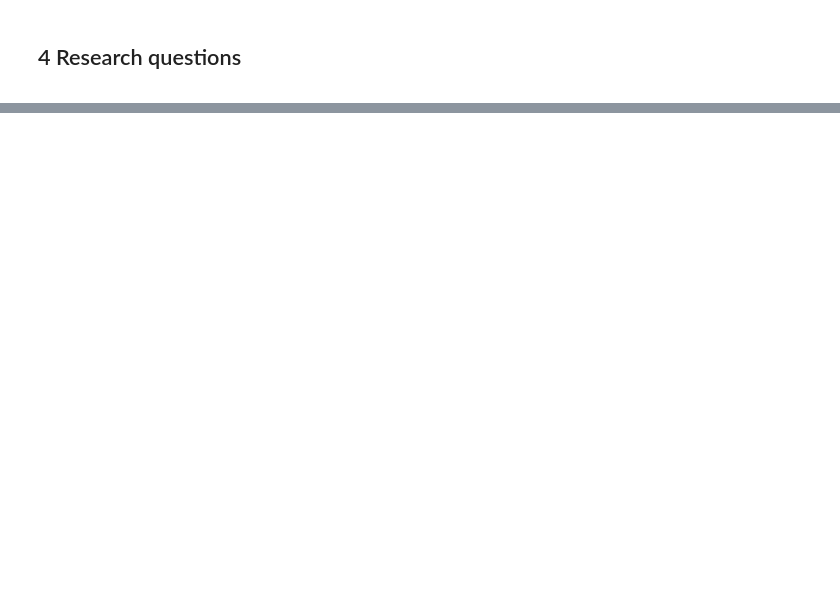
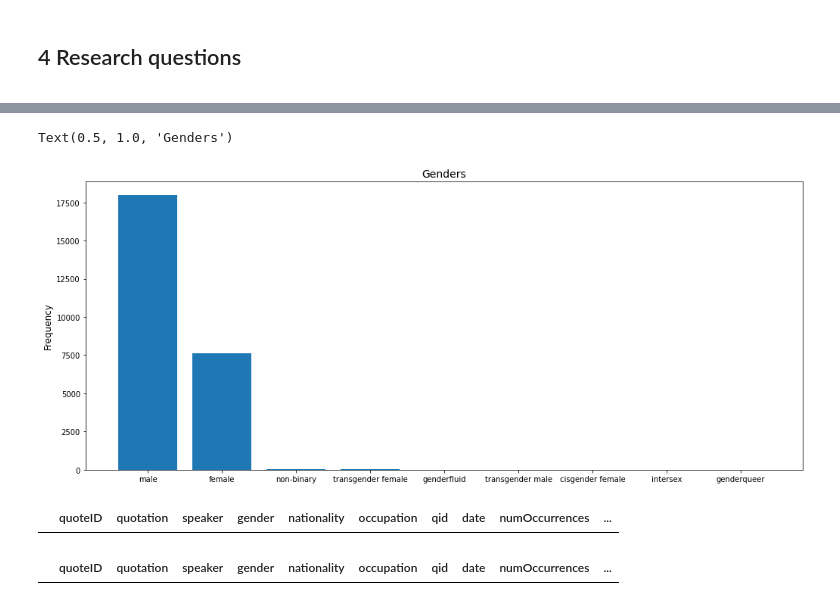
Before and after one commit to epfl-ada/ada-2021-project-palomamo, a Jupyter notebook: main.ipynb, the cells around one changed output, grey strips where cells are left out. Cells and saved outputs as stored; diff of their text form; code cells hidden in the pictures; blank space fills up the shorter version.

```diff
--- a/main.ipynb
+++ b/main.ipynb
@@ -433,0 +425,7 @@ df_2019 = add_speaker_attributes(QUOTES_2019_PATH)
+# %%
+# Load pickled dataframes
+df_2020 = pd.read_pickle(QUOTES_2020_PATH)
+#df_2019 = pd.read_pickle(QUOTES_2019_PATH)
+#df_2018 = pd.read_pickle(QUOTES_2018_PATH)
+#df_2017 = pd.read_pickle(QUOTES_2017_PATH)
+#df_2016 = pd.read_pickle(QUOTES_2016_PATH)
@@ -433,0 +440,4 @@ df_2019 = add_speaker_attributes(QUOTES_2019_PATH)
+# %%
+# Convert the 2D gender column to 1D
+def convert(series):
+  return pd.Series([x for _list in series for x in _list])
@@ -433,0 +458,22 @@ df_2019 = add_speaker_attributes(QUOTES_2019_PATH)
+# %%
+# Visualisation of gender distribution
+# TODO: As sns plot... and depending on newspaper
+import matplotlib.pyplot as plt
+fig, ax = plt.subplots(figsize = (17,7))
+ax.bar(convert(df_2020["gender"]).value_counts().index,
+        convert(df_2020["gender"]).value_counts().values)
+ax.set_ylabel("Frequency", size = 12)
+ax.set_title("Genders", size = 14)
+# %% [output]
+Text(0.5, 1.0, 'Genders')
+[figure, added]
+# %%
+males = df_2020[[gender == 'male' for gender in df_2020.gender]]
+males.head()
+# %% [output]
+|  | quoteID | quotation | speaker | gender | nationality | occupation | qid | date | numOccurrences | ... |
+# %%
+females = df_2020[[gender == 'female' for gender in df_2020.gender]]
+females.head()
+# %% [output]
+|  | quoteID | quotation | speaker | gender | nationality | occupation | qid | date | numOccurrences | ... |
```
Also changed, not shown: parts of 44 cells of this notebook.
